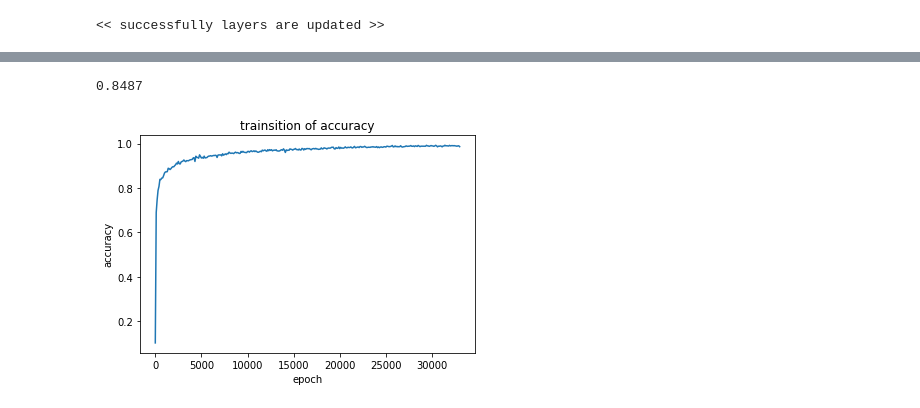
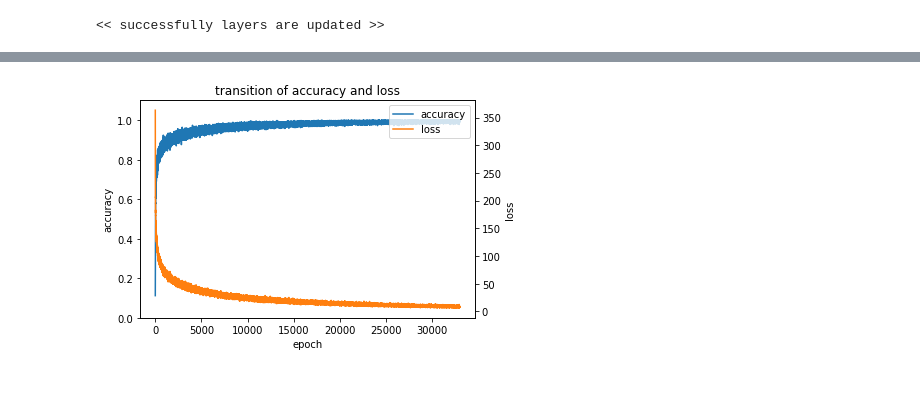
Before and after one commit to krocky-cooky/RobotIntelligense, a Jupyter notebook: kuzushiji.ipynb, the cells around one changed output, grey strips where cells are left out. Saved outputs shown, nothing was run; the diff lists cells and outputs as text; code cells hidden in the pictures.

```diff
--- a/kuzushiji.ipynb
+++ b/kuzushiji.ipynb
@@ -21,8 +21,8 @@ x_test = x_test/255
 # %%
 net = neuralNetwork(
     epoch = 33000,
-    learning_rate = 0.00001,
-    batch_per = 0.06
+    learning_rate = 0.05,
+    batch_size = 500
 )
 layer_list = [784,[500,80],10]
 net.set_layer(layer_list)
@@ -87,16 +57,4 @@ Train set accuracy : 0.9798166666666667
-# %%
-smallnet.accuracy(x_test,t_test)
-# %% [output]
-0.8487
-# %%
-fig = plt.figure()
-ax = fig.add_subplot(111)
-len_acc = len(net.acc_list)
-t = np.linspace(1,net.epoch,len_acc)
-ax.plot(t,net.acc_list,label = 'train set accuracy')
-ax.set_ylabel('accuracy')
-ax.set_xlabel('epoch')
-plt.title('trainsition of accuracy')
-plt.show()
-# %% [output]
-[figure, removed]
+# %%
+net.visualize()
+# %% [output]
+[figure, added]
```
Also changed, not shown: parts of 10 cells of this notebook, 2 other files.
